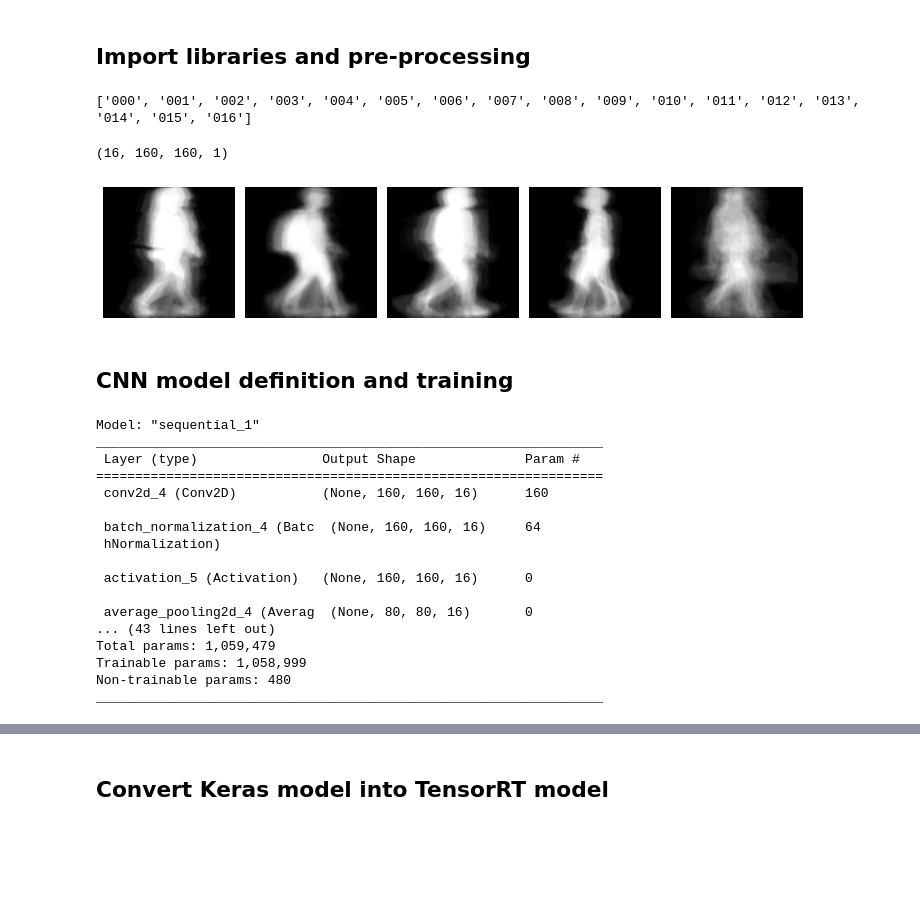
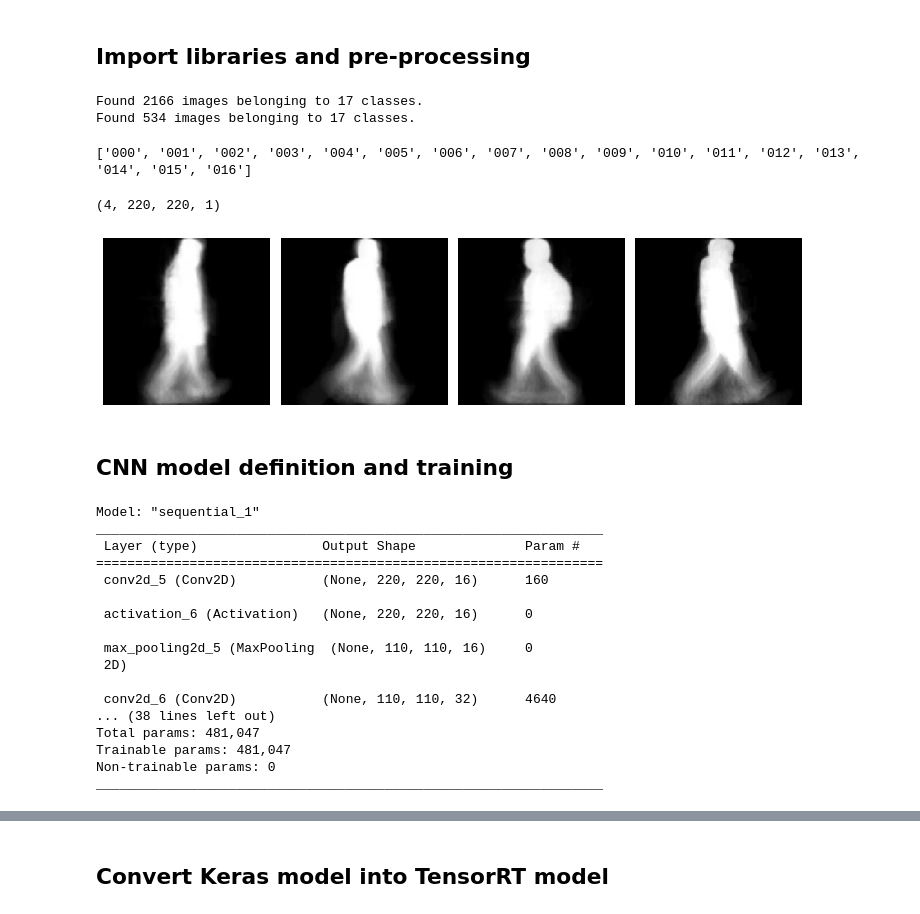
Before and after one commit to ChristianConchari/Distributed-edge-computing-for-appearance-based-gait-recognition, a Jupyter notebook: Offline-processing/cnn_classification_training.ipynb, the cells around one changed output, grey strips where cells are left out. Cells and saved outputs as stored; diff of their text form; code cells hidden in the pictures; blank space fills up the shorter version.

```diff
--- a/Offline-processing/cnn_classification_training.ipynb
+++ b/Offline-processing/cnn_classification_training.ipynb
@@ -116,17 +116,17 @@ import cv2
 from tensorflow.python.saved_model import tag_constants
 from tensorflow.keras.preprocessing.image import ImageDataGenerator
 # %%
-datagenerator = ImageDataGenerator(rescale = 1./255,
-                                   width_shift_range=0.005, # horizontal shift
+datagenerator = ImageDataGenerator(rescale = 1/255.,
+                                   width_shift_range=0.01, # horizontal shift
                                    horizontal_flip=True, # horizontal flip
                                    validation_split=0.2)
 # %%
 training_data = '/content/training_representations'
 
 
-img_height = 160
-img_width = 160
-batch_size = 16
+img_height = 220
+img_width = 220
+batch_size = 4
 
 train_ds = datagenerator.flow_from_directory(
     training_data,
@@ -145,14 +145,17 @@ val_ds = datagenerator.flow_from_directory(
     class_mode = "categorical",
     subset = "validation"
 )
+# %% [output]
+Found 2166 images belonging to 17 classes.
+Found 534 images belonging to 17 classes.
 # %%
 classes = ['000','001','002','003','004','005','006','007','008','009','010','011','012','013','014','015','016']
 print(classes)
 # %% [output]
 ['000', '001', '002', '003', '004', '005', '006', '007', '008', '009', '010', '011', '012', '013', '014', '015', '016']
 # %%
-]def plotImages(images_arr):
-  fig, axes = plt.subplots(1, 5, figsize = (10, 10))
+def plotImages(images_arr):
+  fig, axes = plt.subplots(1, 4, figsize = (10, 10))
   axes = axes.flatten()
   for img, ax in zip(images_arr, axes):
     ax.imshow(img[:,:,0], cmap='gray')
@@ -162,62 +165,61 @@ print(classes)
 # %%
 sample_training_images, _= next(iter(train_ds))
 print(sample_training_images.shape)
-plotImages(sample_training_images[:5])
+plotImages(sample_training_images[:4])
 # %% [output]
-(16, 160, 160, 1)
+(4, 220, 220, 1)
-[figure, old version]
+[figure, new version]
 # %% [markdown]
 ## CNN model definition and training
 # %%
 model_cnn = keras.models.Sequential()
 
 model_cnn.add(keras.layers.Conv2D(16, (3,3), padding='same'))
-model_cnn.add(keras.layers.BatchNormalization())
-model_cnn.add(keras.layers.Activation(keras.activations.relu))
-model_cnn.add(keras.layers.AveragePooling2D((2,2)))
-
+model_cnn.add(keras.layers.Activation(keras.layers.LeakyReLU()))
+model_cnn.add(keras.layers.MaxPooling2D((2,2)))
 
 model_cnn.add(keras.layers.Conv2D(32, (3,3), padding='same'))
-model_cnn.add(keras.layers.BatchNormalization())
-model_cnn.add(keras.layers.Activation(keras.activations.relu))
-model_cnn.add(keras.layers.AveragePooling2D((2,2)))
+model_cnn.add(keras.layers.Activation(keras.layers.LeakyReLU()))
+model_cnn.add(keras.layers.MaxPooling2D((2,2)))
 
 model_cnn.add(keras.layers.Conv2D(64, (3,3), padding='same'))
-model_cnn.add(keras.layers.BatchNormalization())
-model_cnn.add(keras.layers.Activation(keras.activations.relu))
-model_cnn.add(keras.layers.AveragePooling2D((2,2)))
+model_cnn.add(keras.layers.Activation(keras.layers.LeakyReLU()))
+model_cnn.add(keras.layers.MaxPooling2D((2,2)))
 
-model_cnn.add(keras.layers.Conv2D(128, (3,3), padding='same'))
-model_cnn.add(keras.layers.BatchNormalization())
-model_cnn.add(keras.layers.Activation(keras.activations.relu))
-model_cnn.add(keras.layers.AveragePooling2D((2,2)))
+model_cnn.add(keras.layers.Conv2D(64, (3,3), padding='same', kernel_regularizer= regularizers.l2(1e-3)))
+model_cnn.add(keras.layers.Activation(keras.layers.LeakyReLU()))
+model_cnn.add(keras.layers.MaxPooling2D((2,2)))
+
+model_cnn.add(keras.layers.Conv2D(128, (3,3), padding='same', kernel_regularizer= regularizers.l2(1e-3)))
+model_cnn.add(keras.layers.Activation(keras.layers.LeakyReLU()))
+model_cnn.add(keras.layers.MaxPooling2D((2,2)))
 
 
 model_cnn.add(keras.layers.Flatten())
-model_cnn.add(keras.layers.Dense(75))
-model_cnn.add(keras.layers.Activation(keras.activations.relu))
-model_cnn.add(keras.layers.Dropout(0.45))
+model_cnn.add(keras.layers.Dense(75, kernel_regularizer= regularizers.l2(1e-3)))
+model_cnn.add(keras.layers.Activation(keras.layers.LeakyReLU()))
+model_cnn.add(keras.layers.Dropout(0.50))
 model_cnn.add(keras.layers.Dense(len(classes), activation = "softmax"))
 
-model_cnn.build((None, 160, 160, 1))
+model_cnn.build((None, 220, 220, 1))
 model_cnn.summary()
 # %% [output]
 Model: "sequential_1"
 _________________________________________________________________
  Layer (type)                Output Shape              Param #
 =================================================================
- conv2d_4 (Conv2D)           (None, 160, 160, 16)      160
+ conv2d_5 (Conv2D)           (None, 220, 220, 16)      160
 
- batch_normalization_4 (Batc  (None, 160, 160, 16)     64
- hNormalization)
+ activation_6 (Activation)   (None, 220, 220, 16)      0
 
- activation_5 (Activation)   (None, 160, 160, 16)      0
+ max_pooling2d_5 (MaxPooling  (None, 110, 110, 16)     0
+ 2D)
 
- average_pooling2d_4 (Averag  (None, 80, 80, 16)       0
-... (43 lines left out)
-Total params: 1,059,479
-Trainable params: 1,058,999
-Non-trainable params: 480
+ conv2d_6 (Conv2D)           (None, 110, 110, 32)      4640
+... (38 lines left out)
+Total params: 481,047
+Trainable params: 481,047
+Non-trainable params: 0
 _________________________________________________________________
 # %%
 keras.utils.plot_model(model_cnn, show_shapes=True)
```
Also changed, not shown: parts of 18 cells of this notebook, 23 other files.
